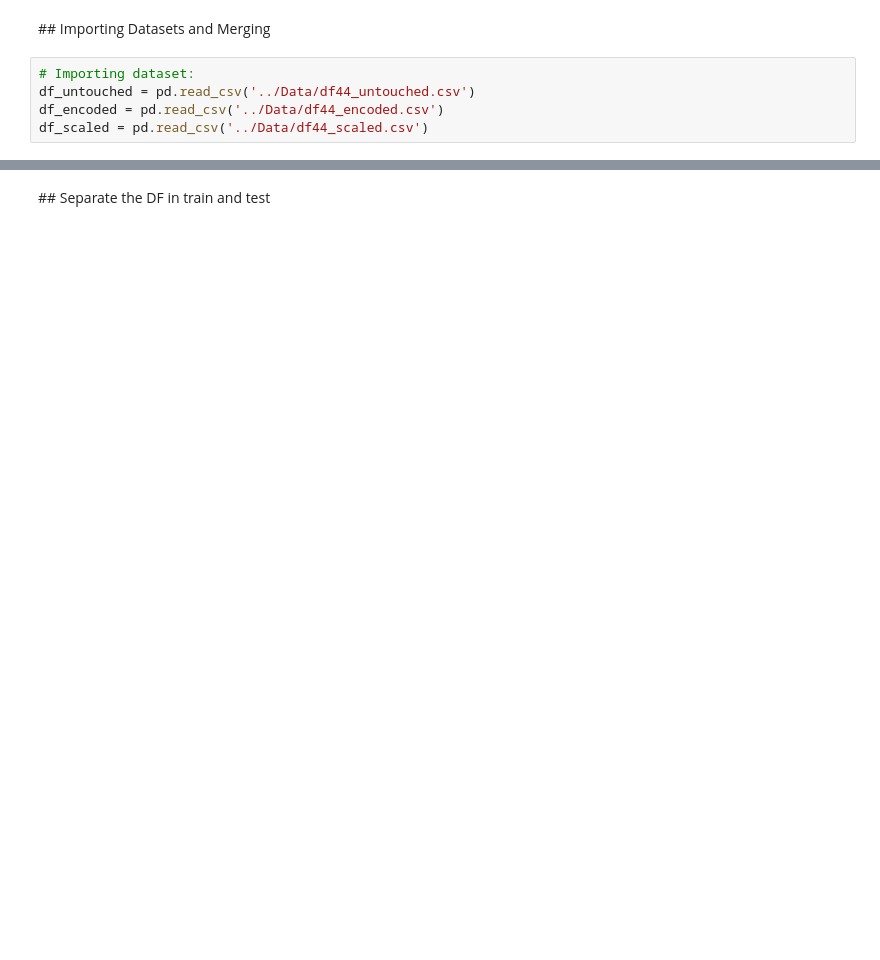
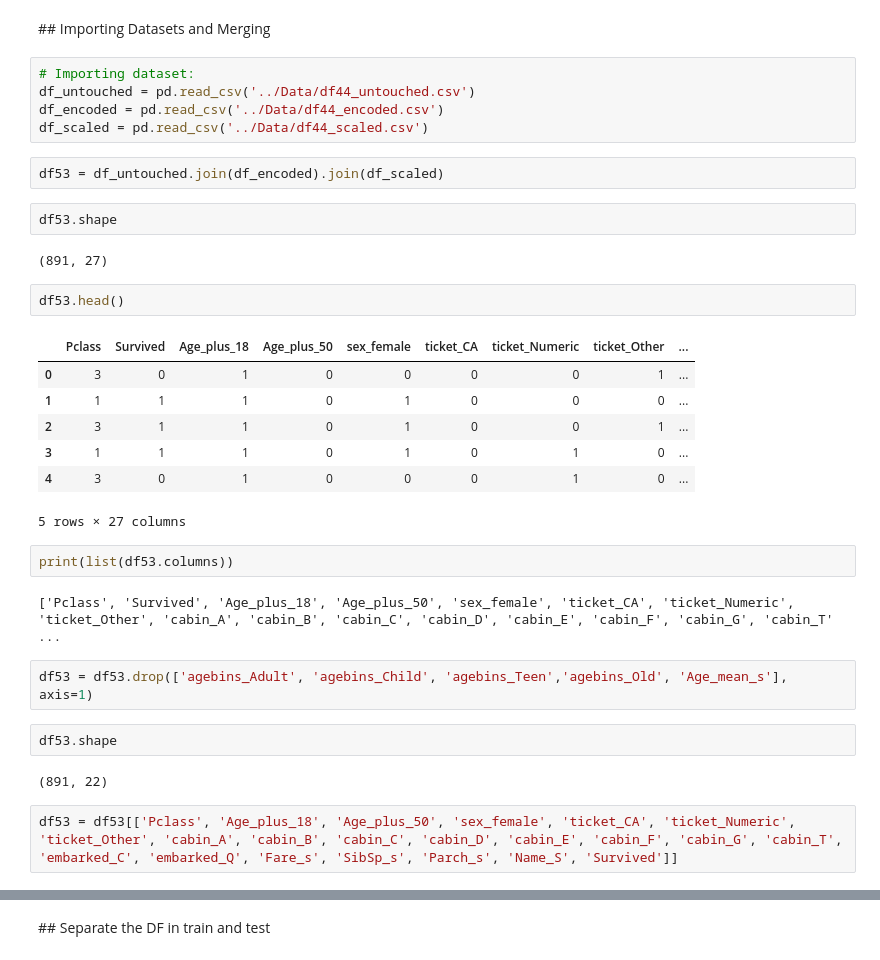
Before and after one commit to Jorge2alvarez/project-kaggle-titanic, a Jupyter notebook: titanic/5. Model Creation/5.3 Model Creation.ipynb, the cells around one changed output, grey strips where cells are left out. Drawn from its saved outputs; the diff is of its cells as text; blank space fills up the shorter version.

```diff
--- a/titanic/5. Model Creation/5.3 Model Creation.ipynb
+++ b/titanic/5. Model Creation/5.3 Model Creation.ipynb
@@ -30,3 +36,31 @@ from sklearn.metrics import r2_score
 df_untouched = pd.read_csv('../Data/df44_untouched.csv')
 df_encoded = pd.read_csv('../Data/df44_encoded.csv')
 df_scaled = pd.read_csv('../Data/df44_scaled.csv')
+# %%
+df53 = df_untouched.join(df_encoded).join(df_scaled)
+# %%
+df53.shape
+# %% [output]
+(891, 27)
+# %%
+df53.head()
+# %% [output]
+|  | Pclass | Survived | Age_plus_18 | Age_plus_50 | sex_female | ticket_CA | ticket_Numeric | ticket_Other | ... |
+| 0 | 3 | 0 | 1 | 0 | 0 | 0 | 0 | 1 | ... |
+| 1 | 1 | 1 | 1 | 0 | 1 | 0 | 0 | 0 | ... |
+| 2 | 3 | 1 | 1 | 0 | 1 | 0 | 0 | 1 | ... |
+| 3 | 1 | 1 | 1 | 0 | 1 | 0 | 1 | 0 | ... |
+| 4 | 3 | 0 | 1 | 0 | 0 | 0 | 1 | 0 | ... |
+5 rows × 27 columns
+# %%
+print(list(df53.columns))
+# %% [output]
+['Pclass', 'Survived', 'Age_plus_18', 'Age_plus_50', 'sex_female', 'ticket_CA', 'ticket_Numeric', 'ticket_Other', 'cabin_A', 'cabin_B', 'cabin_C', 'cabin_D', 'cabin_E', 'cabin_F', 'cabin_G', 'cabin_T' ...
+# %%
+df53 = df53.drop(['agebins_Adult', 'agebins_Child', 'agebins_Teen','agebins_Old', 'Age_mean_s'], axis=1)
+# %%
+df53.shape
+# %% [output]
+(891, 22)
+# %%
+df53 = df53[['Pclass', 'Age_plus_18', 'Age_plus_50', 'sex_female', 'ticket_CA', 'ticket_Numeric', 'ticket_Other', 'cabin_A', 'cabin_B', 'cabin_C', 'cabin_D', 'cabin_E', 'cabin_F', 'cabin_G', 'cabin_T', 'embarked_C', 'embarked_Q', 'Fare_s', 'SibSp_s', 'Parch_s', 'Name_S', 'Survived']]
```
Also changed, not shown: parts of 20 cells of this notebook, 3 other files.
